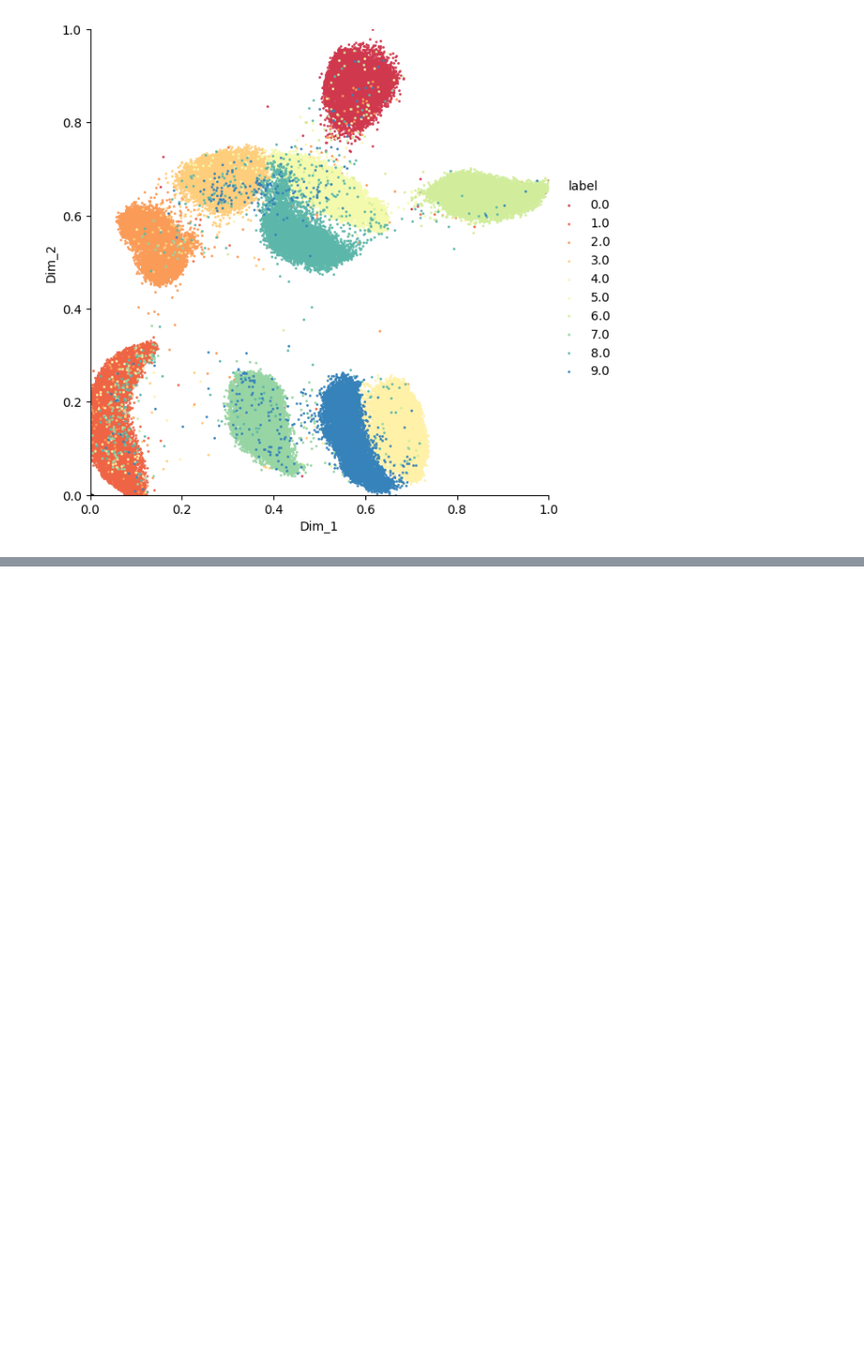
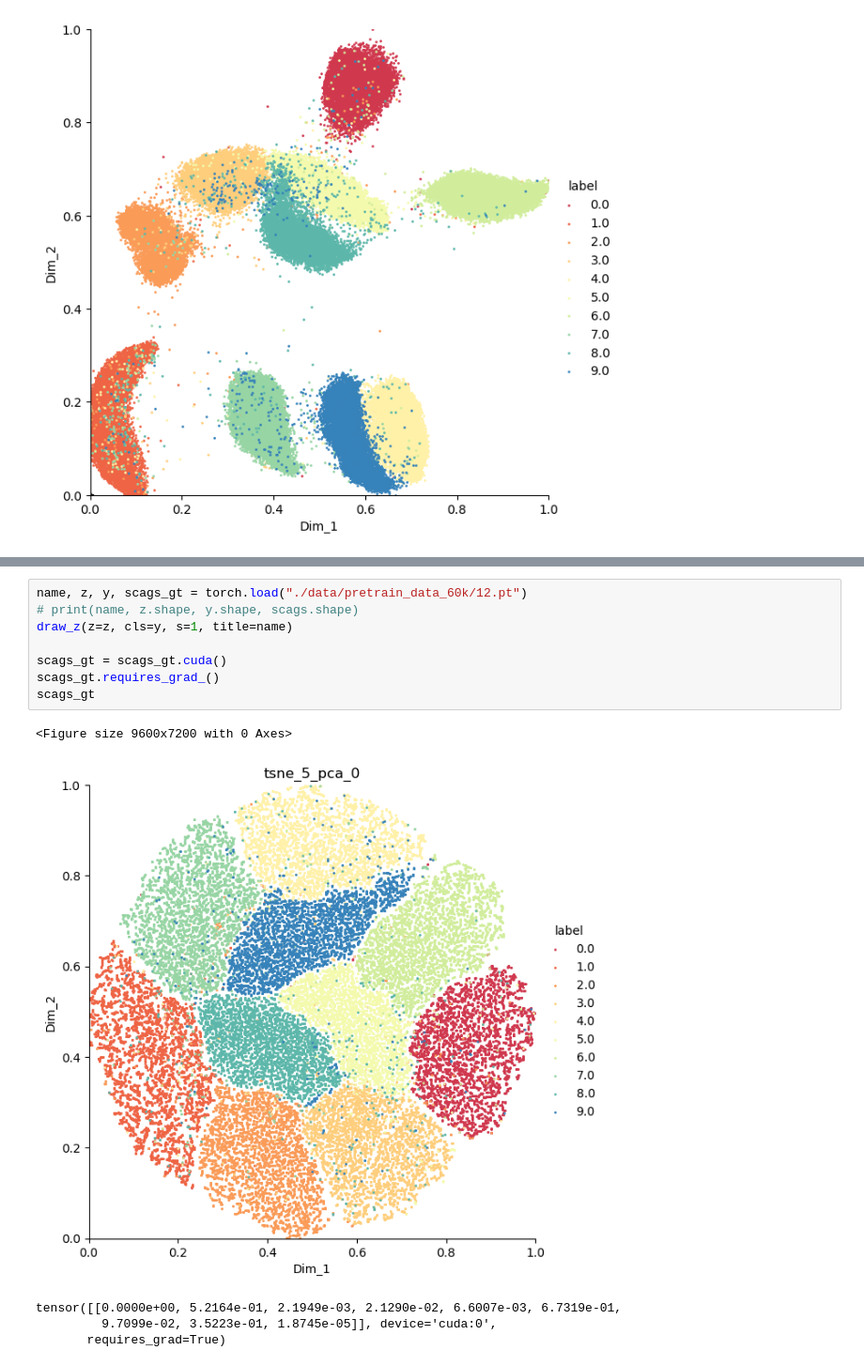
Before and after one commit to ZhangWan-byte/DVHL, a Jupyter notebook: dev_MM_I.ipynb, the cells around one changed output, grey strips where cells are left out. Shown: that part at 94% size. Saved outputs shown, nothing was run; the diff lists cells and outputs as text; blank space fills up the shorter version.

```diff
--- a/dev_MM_I.ipynb
+++ b/dev_MM_I.ipynb
@@ -298,0 +294,14 @@ draw_z(z=normalise(outputs), cls=torch.tensor(y), s=1, x_highlight=0.0, y_highli
+# %%
+name, z, y, scags_gt = torch.load("./data/pretrain_data_60k/12.pt")
+# print(name, z.shape, y.shape, scags.shape)
+draw_z(z=z, cls=y, s=1, title=name)
+
+scags_gt = scags_gt.cuda()
+scags_gt.requires_grad_()
+scags_gt
+# %% [output]
+<Figure size 9600x7200 with 0 Axes>
+[figure, added]
+tensor([[0.0000e+00, 5.2164e-01, 2.1949e-03, 2.1290e-02, 6.6007e-03, 6.7319e-01,
+         9.7099e-02, 3.5223e-01, 1.8745e-05]], device='cuda:0',
+       requires_grad=True)
```
Also changed, not shown: parts of 24 cells of this notebook, 1 other file.
